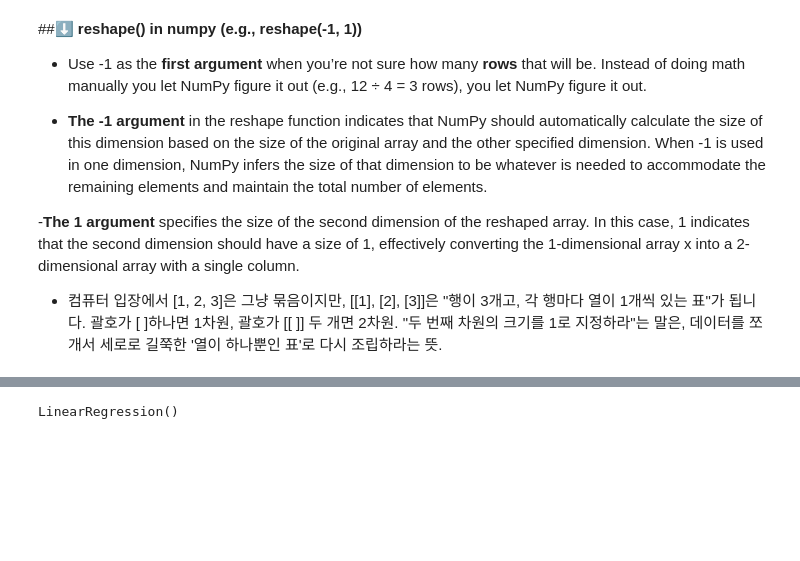
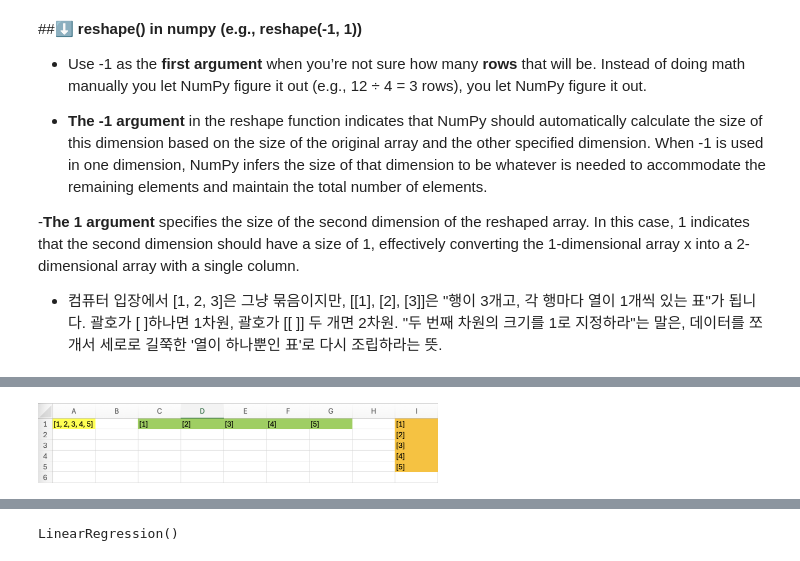
Before and after one commit to ms624atyale/Pandas_Stats_Data_Analysis_2025, a Jupyter notebook: 10_RegressionwithScikitLearn.ipynb, the cells around one changed output, grey strips where cells are left out. Cells and saved outputs as stored; diff of their text form; code cells hidden in the pictures; blank space fills up the shorter version.

```diff
--- a/10_RegressionwithScikitLearn.ipynb
+++ b/10_RegressionwithScikitLearn.ipynb
@@ -217,3 +232,10 @@ NumPy array: [1 2 3 4 5]
+# %%
+from IPython.display import Image
+
+image = '/content/Pandas_Stats_Data_Analysis_2025/Data_Stats/converting to matrix.png'
+Image(image, width=400)
+# %% [output]
+[figure, added]
 # %%
 X = x.reshape(-1, 1)
 #1-D array converted to 2-D array
```
Also changed, not shown: parts of 12 cells of this notebook.
